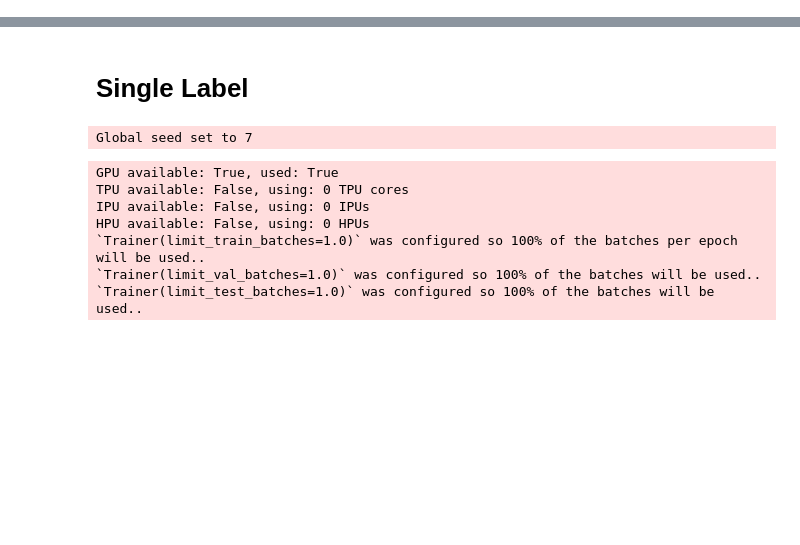
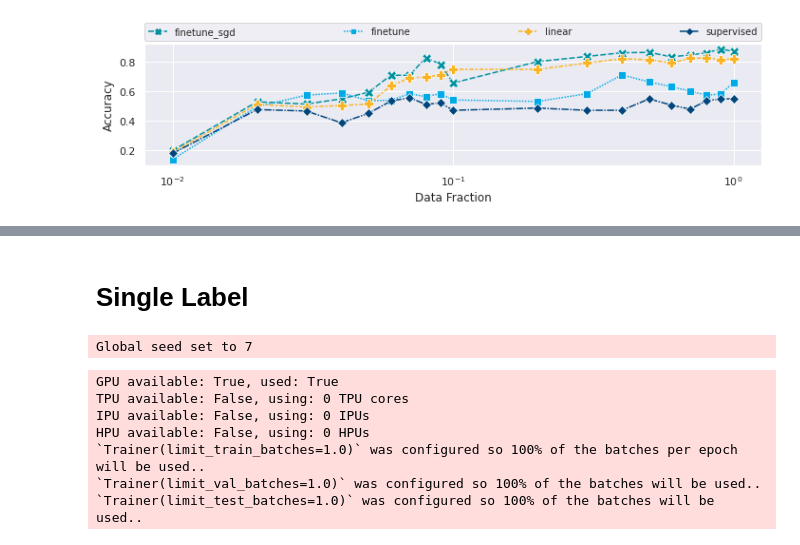
Before and after one commit to m-dml/plankton-classifier, a Jupyter notebook: notebooks/Run_on_test_data_multilabel.ipynb, the cells around one changed output, grey strips where cells are left out. Cells and saved outputs as stored; diff of their text form; code cells hidden in the pictures; blank space fills up the shorter version.

```diff
--- a/notebooks/Run_on_test_data_multilabel.ipynb
+++ b/notebooks/Run_on_test_data_multilabel.ipynb
@@ -209,0 +246,21 @@ plt.savefig("Accuracies_Testing_Multilabel.png", dpi=300)
+# %%
+return_metrics["Nan"] = dict()
+return_metrics["Nan"][0] = dict()
+# %%
+return_metrics = {k.replace("_multilabel", ""):v for k,v in return_metrics.items()}
+# %%
+reform = {(outerKey, innerKey): values for outerKey, innerDict in return_metrics.items() for innerKey, values in innerDict.items()}
+multi_label_df = pd.DataFrame.from_dict(reform).T
+multi_label_df.index.names = ("Model", "Experiment")
+multi_label_df = multi_label_df.sort_values(by="Model").reset_index()
+
+
+df_mapping = pd.DataFrame({
+    'Model': ["Nan", 'finetune_sgd', 'finetune', 'linear', 'supervised'],
+})
+
+df_mapping = df_mapping.reset_index().set_index('Model')
+
+multi_label_df['model_num'] = multi_label_df['Model'].map(df_mapping['index'])
+multi_label_df = multi_label_df.sort_values('model_num')
+multi_label_df
@@ -209,0 +291,14 @@ plt.savefig("Accuracies_Testing_Multilabel.png", dpi=300)
+# %%
+fig, ax = plt.subplots(figsize=(10,3))
+sns.lineplot(x="Data Fraction", y="Accuracy/Testing", hue="Model", style="Model", data=multi_label_df, ax=ax, palette=hereon_color_array,  markers=True, markersize=10,)
+
+handles, labels = ax.get_legend_handles_labels()
+ax.legend(handles[1:], labels[1:])
+ax.set_xscale("log")
+ax.set_ylabel("Accuracy")
+ax.legend(handles[1:], labels[1:], bbox_to_anchor=(0., 1.02, 1., .102), loc='lower left',
+          ncol=4, mode="expand", borderaxespad=0., fontsize=10)
+plt.tight_layout()
+plt.savefig("Accuracies_Testing_Multilabel.pdf", bbox_inches="tight")
+# %% [output]
+[figure, added]
```
Also changed, not shown: parts of 26 cells of this notebook, 12 other files.
